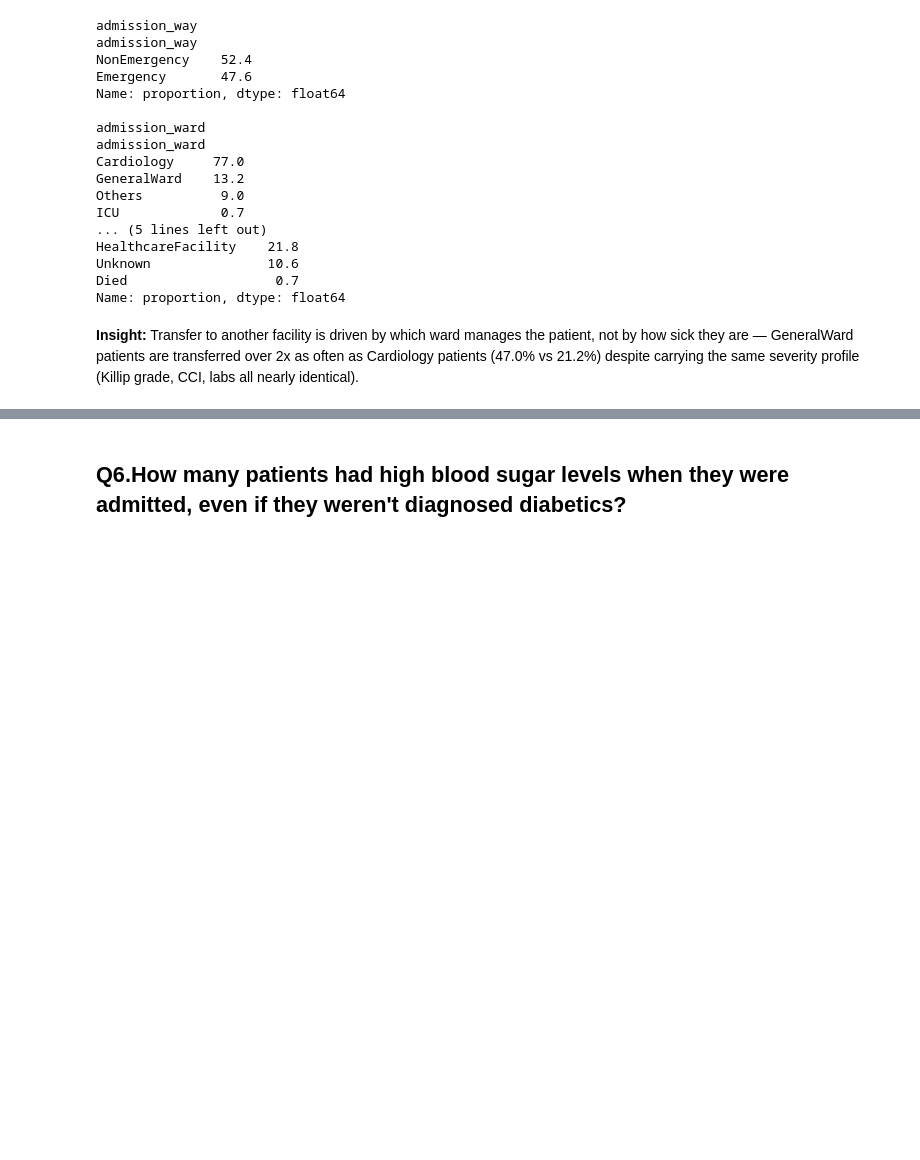
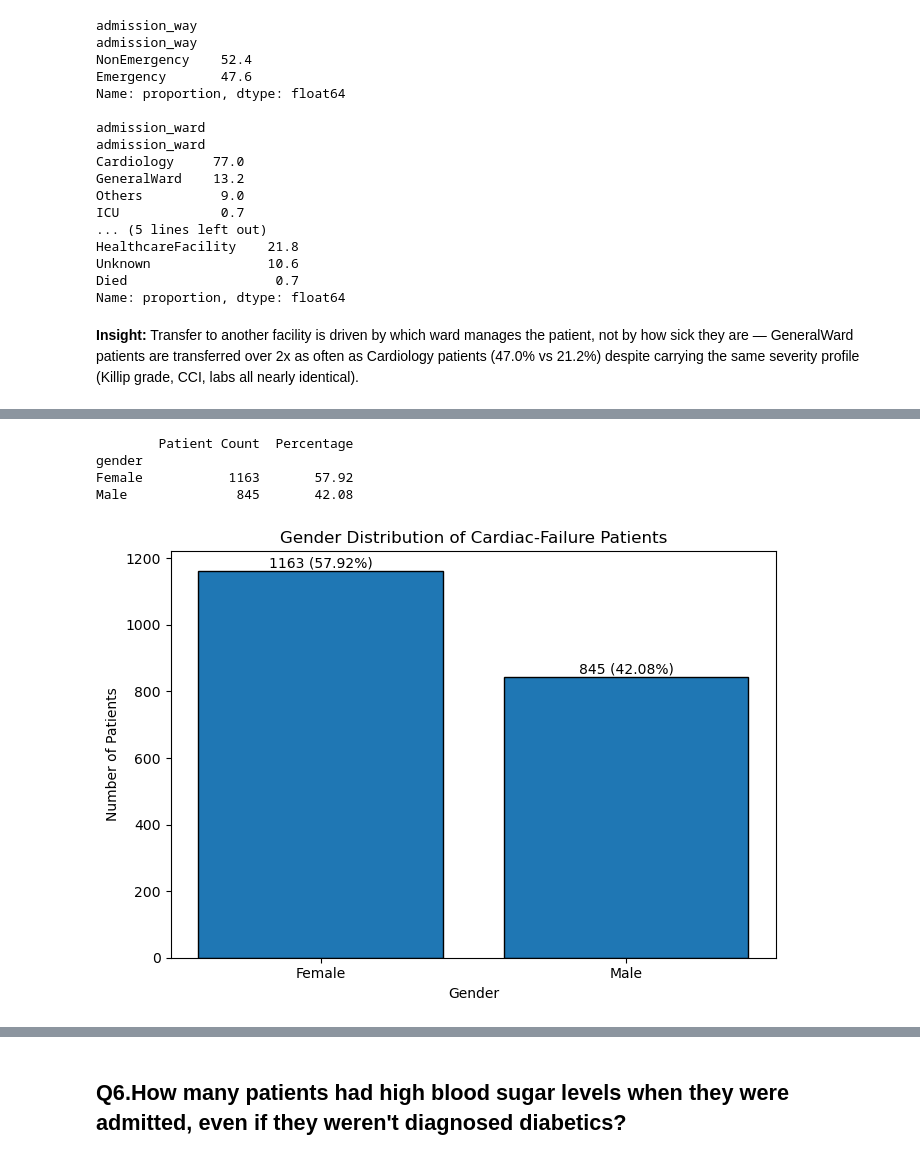
Before and after one commit to mishrasudha1984-png/Team4_The_Zen_OF_Five_PythonHackathon_Sep2026, a Jupyter notebook: Team4_The_Zen_Of_Five_02.Descriptive.ipynb, the cells around one changed output, grey strips where cells are left out. Saved outputs shown, nothing was run; the diff lists cells and outputs as text; code cells hidden in the pictures; blank space fills up the shorter version.

Commit message:
Descriptive Team Final one Priyankha
Descriptive Team Final one - Priyankha

```diff
--- a/Team4_The_Zen_Of_Five_02.Descriptive.ipynb
+++ b/Team4_The_Zen_Of_Five_02.Descriptive.ipynb
@@ -307,0 +268,2 @@ Name: sodium, dtype: float64
+# %%
+df_master = pd.read_csv("cardiac_failure/Team4_The_Zen_Of_Five_cleaned_data.csv")
@@ -307,0 +362,51 @@ Name: sodium, dtype: float64
+# %%
+#Gender distribution
+gender_summary = (
+    df_master['gender']
+    .value_counts(dropna=False)
+    .to_frame('Patient Count')
+)
+
+gender_summary['Percentage'] = (
+    gender_summary['Patient Count']
+    / len(df_master) * 100
+).round(2)
+
+print(gender_summary)
+# %% [output]
+        Patient Count  Percentage
+gender
+Female           1163       57.92
+Male              845       42.08
+# %%
+#gender chart
+
+plt.figure(figsize=(7, 5))
+
+bars = plt.bar(
+    gender_summary.index.astype(str),
+    gender_summary['Patient Count'],
+    edgecolor='black'
+)
+
+plt.title('Gender Distribution of Cardiac-Failure Patients')
+plt.xlabel('Gender')
+plt.ylabel('Number of Patients')
+
+for bar, count, pct in zip(
+    bars,
+    gender_summary['Patient Count'],
+    gender_summary['Percentage']
+):
+    plt.text(
+        bar.get_x() + bar.get_width() / 2,
+        bar.get_height(),
+        f'{int(count)} ({pct:.2f}%)',
+        ha='center',
+        va='bottom'
+    )
+
+plt.tight_layout()
+plt.show()
+# %% [output]
+[figure, added]
```
Also changed, not shown: parts of 26 cells of this notebook.
